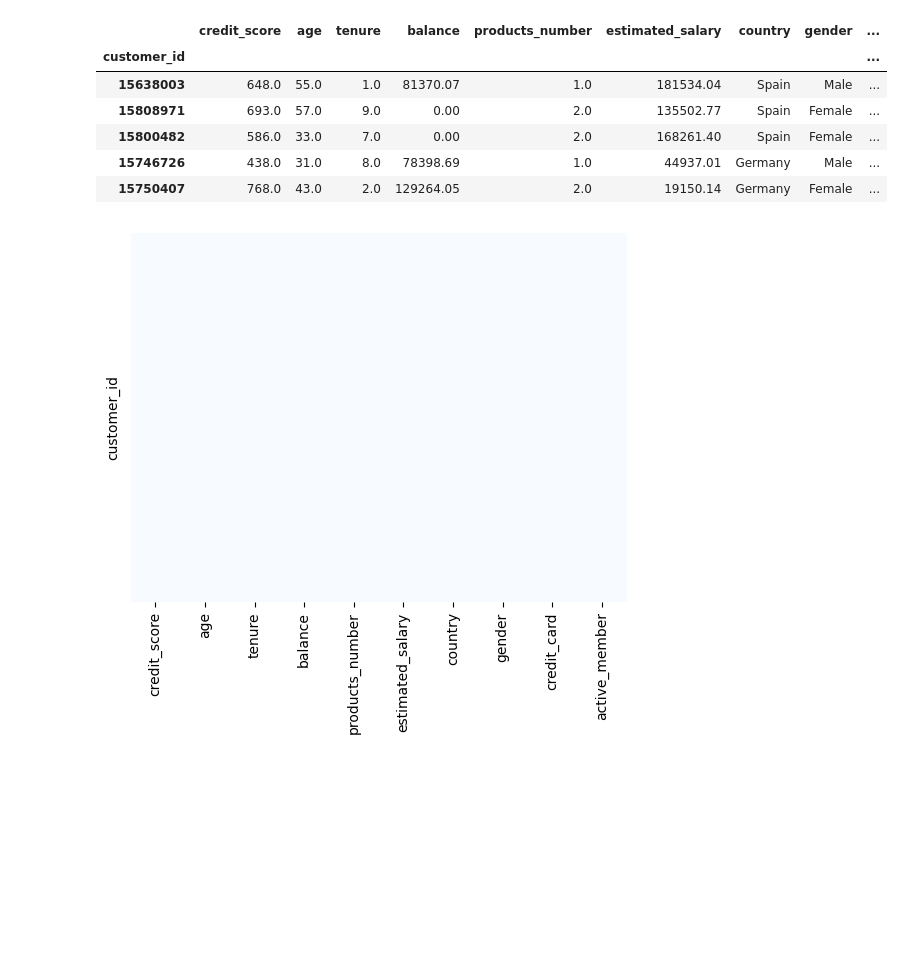
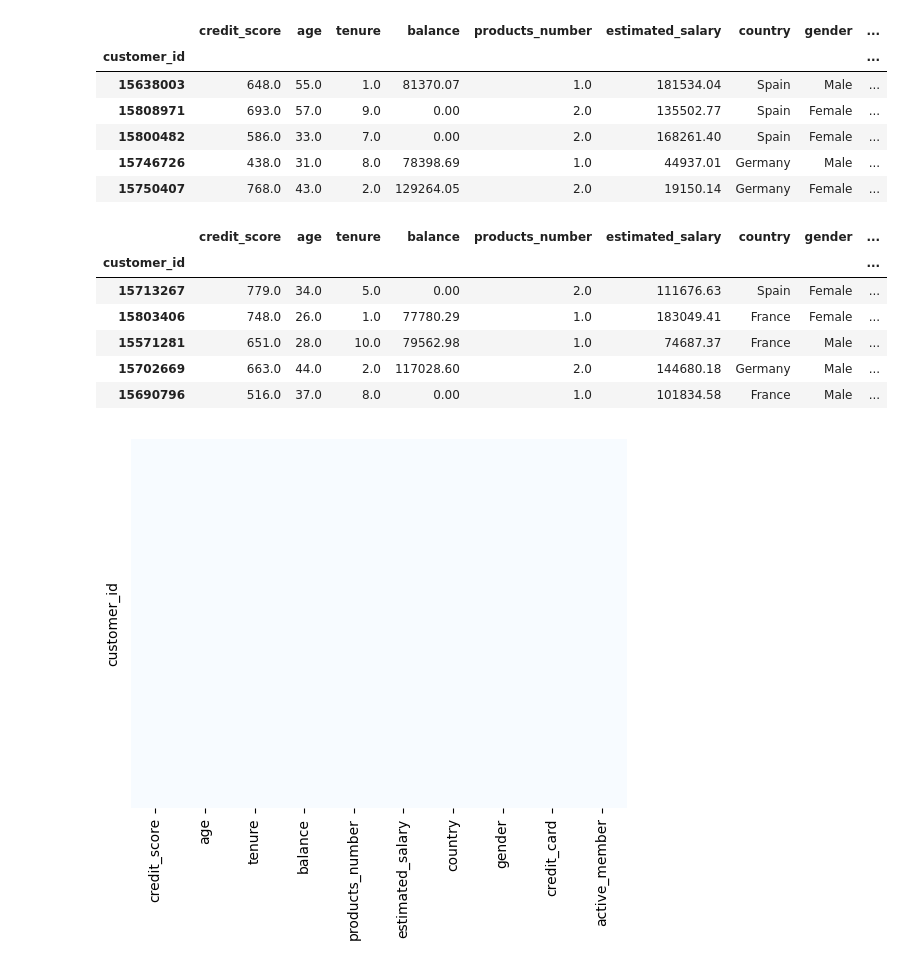
Before and after one commit to Sebastian1981/Marketing-Sales-Customer-Churn-Prediction-Webapp, a Jupyter notebook: experiment/01_customer_seg_bankchurndata_poc.ipynb, the cells around one changed output. Drawn from its saved outputs; the diff is of its cells as text; code cells hidden in the pictures; blank space fills up the shorter version.

```diff
--- a/experiment/01_customer_seg_bankchurndata_poc.ipynb
+++ b/experiment/01_customer_seg_bankchurndata_poc.ipynb
@@ -154,6 +156,14 @@ df.shape
+# %%
+# divide features and target
+X = df.iloc[:,:-1]
+y = df['churn'].values
 # %%
 # way too much data for training; let´s split the data
-X_train, X_test = train_test_split(df, test_size=0.3, random_state=123)
+X_train, X_test, y_train, y_test = train_test_split(
+    X, y,
+    test_size=0.5,
+    stratify=y,
+    random_state=123)
 # %%
 X_train.shape
 # %% [output]
@@ -248,3 +258,8 @@ X_train_numeric.head()
 | 15800482 | 586.0 | 33.0 | 7.0 | 0.00 | 2.0 | 168261.40 |
 | 15746726 | 438.0 | 31.0 | 8.0 | 78398.69 | 1.0 | 44937.01 |
 | 15750407 | 768.0 | 43.0 | 2.0 | 129264.05 | 2.0 | 19150.14 |
+# %%
+# impute missing numeric values in test dataset
+X_test_numeric = numeric_imputer.transform(X_test.select_dtypes(include=numerics))
+X_test_numeric = pd.DataFrame(X_test_numeric, columns=numeric_columns, index=X_test.index)
+X_test_numeric.head()
@@ -262,3 +285,8 @@ X_train_categorical.head()
 | 15800482 | Spain | Female | yes | yes |
 | 15746726 | Germany | Male | yes | no |
 | 15750407 | Germany | Female | no | no |
+# %%
+# Impute missing categorical values in test dataset
+X_test_categorical = categorical_imputer.transform(X_test.select_dtypes(exclude=numerics))
+X_test_categorical = pd.DataFrame(X_test_categorical, columns=categorical_columns, index=X_test.index)
+X_test_categorical.head()
@@ -280,5 +316,16 @@ X_train.head()
 | 15800482 | 586.0 | 33.0 | 7.0 | 0.00 | 2.0 | 168261.40 | Spain | Female | ... |
 | 15746726 | 438.0 | 31.0 | 8.0 | 78398.69 | 1.0 | 44937.01 | Germany | Male | ... |
 | 15750407 | 768.0 | 43.0 | 2.0 | 129264.05 | 2.0 | 19150.14 | Germany | Female | ... |
+# %%
+X_test = pd.concat([X_test_numeric, X_test_categorical], axis=1)
+X_test.head()
+# %% [output]
+|  | credit_score | age | tenure | balance | products_number | estimated_salary | country | gender | ... |
+| customer_id |  |  |  |  |  |  |  |  | ... |
+| 15713267 | 779.0 | 34.0 | 5.0 | 0.00 | 2.0 | 111676.63 | Spain | Female | ... |
+| 15803406 | 748.0 | 26.0 | 1.0 | 77780.29 | 1.0 | 183049.41 | France | Female | ... |
+| 15571281 | 651.0 | 28.0 | 10.0 | 79562.98 | 1.0 | 74687.37 | France | Male | ... |
+| 15702669 | 663.0 | 44.0 | 2.0 | 117028.60 | 2.0 | 144680.18 | Germany | Male | ... |
+| 15690796 | 516.0 | 37.0 | 8.0 | 0.00 | 1.0 | 101834.58 | France | Male | ... |
 # %%
 # Let's see if we have any missing data, luckily we don't!
```
Also changed, not shown: parts of 79 cells of this notebook.
